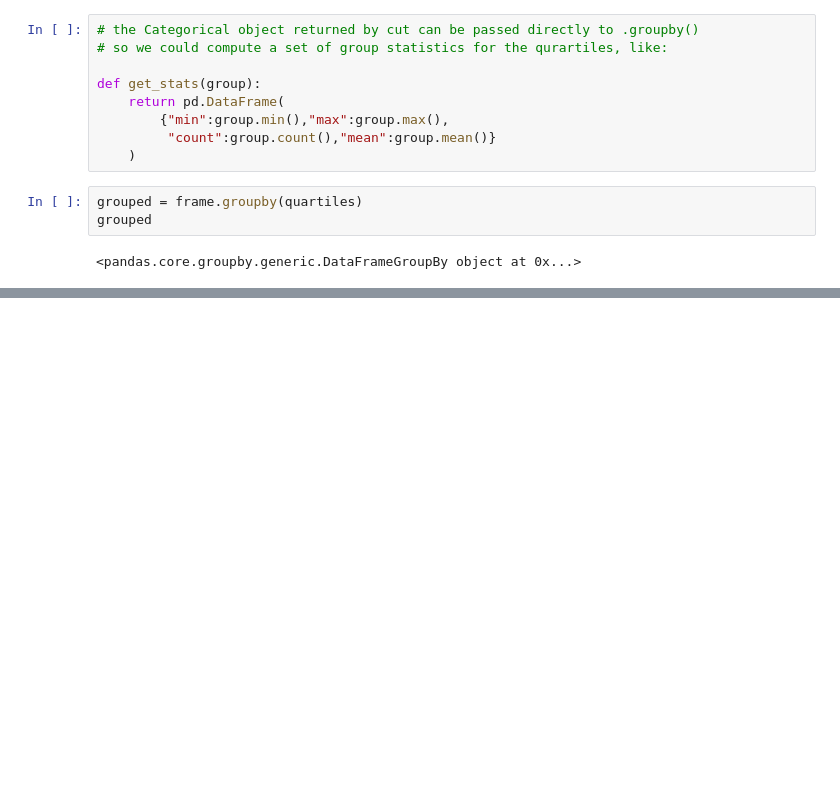
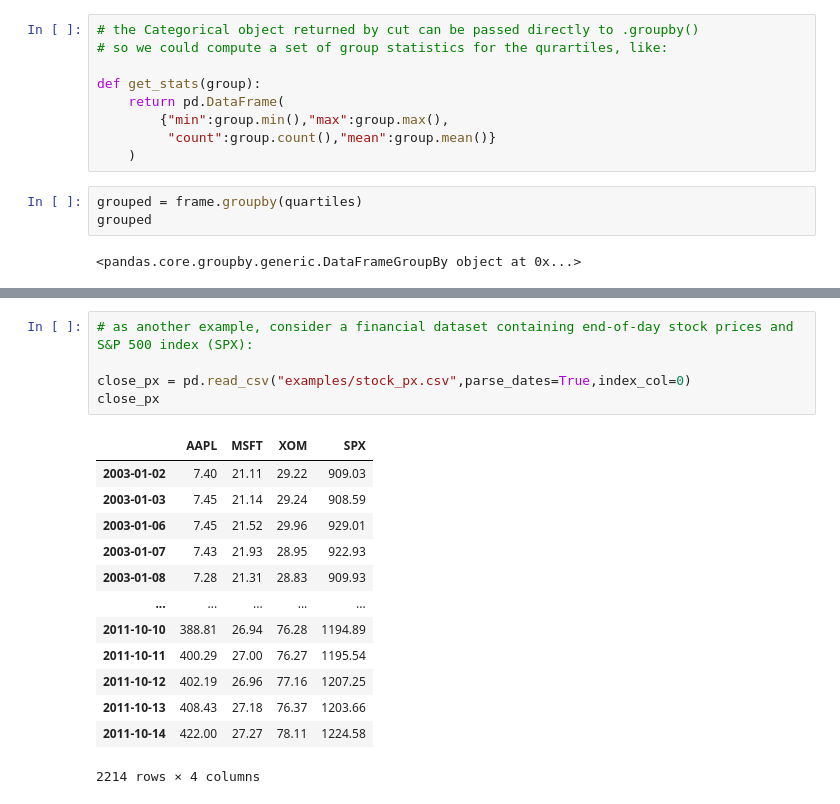
Before and after one commit to jayilpark/Pandas, a Jupyter notebook: PD_practice_ch.10.ipynb, the cells around one changed output, grey strips where cells are left out. Saved outputs shown, nothing was run; the diff lists cells and outputs as text; blank space fills up the shorter version.

```diff
--- a/PD_practice_ch.10.ipynb
+++ b/PD_practice_ch.10.ipynb
@@ -903,0 +972,19 @@ Name: data1, dtype: int64
+# %%
+# as another example, consider a financial dataset containing end-of-day stock prices and S&P 500 index (SPX):
+
+close_px = pd.read_csv("examples/stock_px.csv",parse_dates=True,index_col=0)
+close_px
+# %% [output]
+|  | AAPL | MSFT | XOM | SPX |
+| 2003-01-02 | 7.40 | 21.11 | 29.22 | 909.03 |
+| 2003-01-03 | 7.45 | 21.14 | 29.24 | 908.59 |
+| 2003-01-06 | 7.45 | 21.52 | 29.96 | 929.01 |
+| 2003-01-07 | 7.43 | 21.93 | 28.95 | 922.93 |
+| 2003-01-08 | 7.28 | 21.31 | 28.83 | 909.93 |
+| ... | ... | ... | ... | ... |
+| 2011-10-10 | 388.81 | 26.94 | 76.28 | 1194.89 |
+| 2011-10-11 | 400.29 | 27.00 | 76.27 | 1195.54 |
+| 2011-10-12 | 402.19 | 26.96 | 77.16 | 1207.25 |
+| 2011-10-13 | 408.43 | 27.18 | 76.37 | 1203.66 |
+| 2011-10-14 | 422.00 | 27.27 | 78.11 | 1224.58 |
+2214 rows × 4 columns
```
Also changed, not shown: parts of 100 cells of this notebook.
